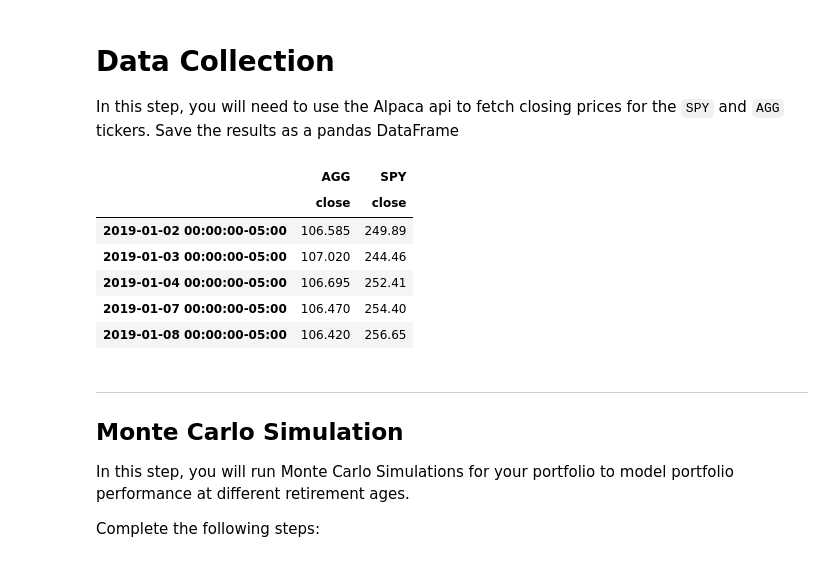
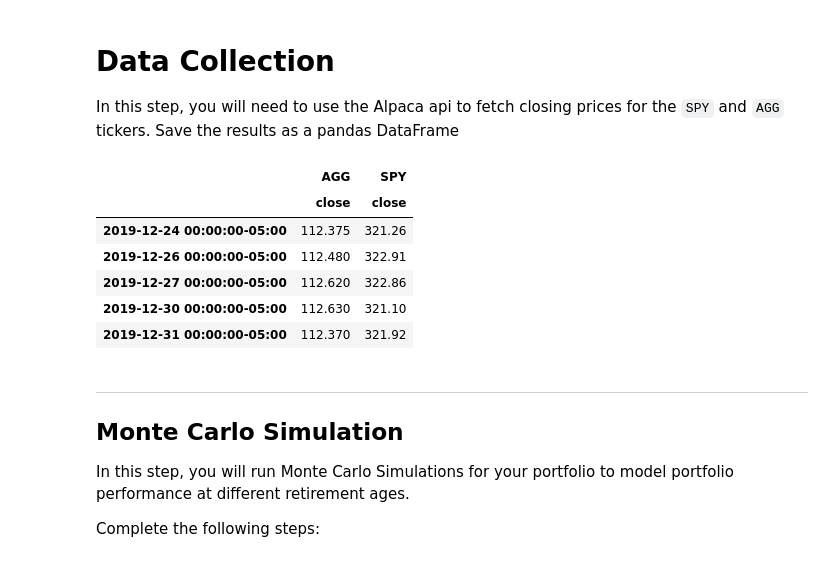
Before and after one commit to dovu93/API_HW, a Jupyter notebook: Assignment/portfolio_planner.ipynb, the cells around one changed output. Saved outputs shown, nothing was run; the diff lists cells and outputs as text; code cells hidden in the pictures.

```diff
--- a/Assignment/portfolio_planner.ipynb
+++ b/Assignment/portfolio_planner.ipynb
@@ -70,15 +70,15 @@ df = df.drop(
 )
 # %%
 # Display sample data
-df.head()
+df.tail()
 # %% [output]
 |  | AGG | SPY |
 |  | close | close |
-| 2019-01-02 00:00:00-05:00 | 106.585 | 249.89 |
-| 2019-01-03 00:00:00-05:00 | 107.020 | 244.46 |
-| 2019-01-04 00:00:00-05:00 | 106.695 | 252.41 |
-| 2019-01-07 00:00:00-05:00 | 106.470 | 254.40 |
-| 2019-01-08 00:00:00-05:00 | 106.420 | 256.65 |
+| 2019-12-24 00:00:00-05:00 | 112.375 | 321.26 |
+| 2019-12-26 00:00:00-05:00 | 112.480 | 322.91 |
+| 2019-12-27 00:00:00-05:00 | 112.620 | 322.86 |
+| 2019-12-30 00:00:00-05:00 | 112.630 | 321.10 |
+| 2019-12-31 00:00:00-05:00 | 112.370 | 321.92 |
 # %% [markdown]
 ---
 
```
Also changed, not shown: parts of 25 cells of this notebook.
